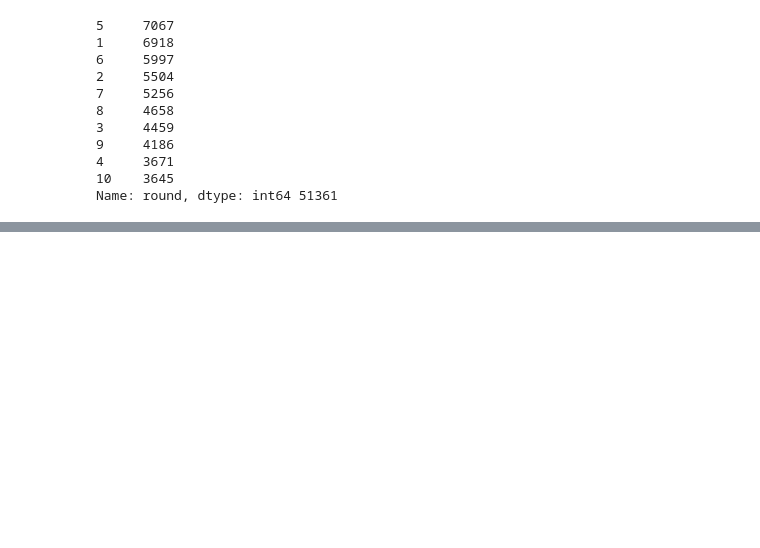
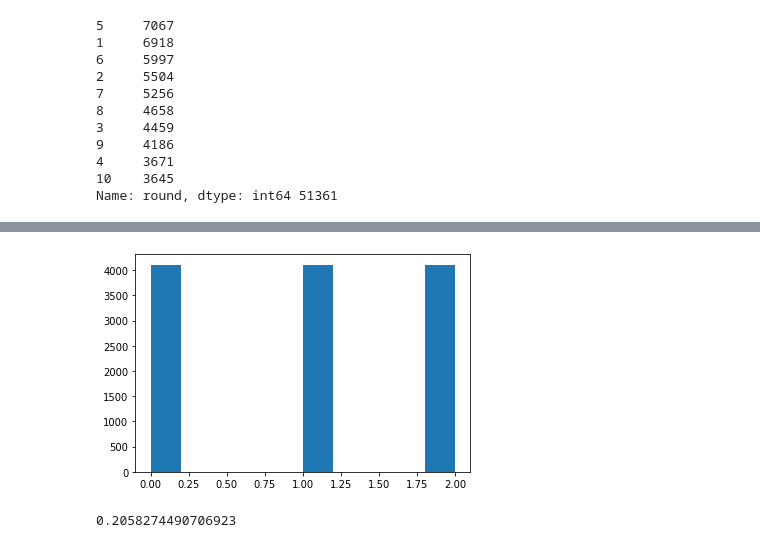
Before and after one commit to ian-byrne/MADSmilestone2, a Jupyter notebook: Labeling/Cleaning_labeling.ipynb, the cells around one changed output, grey strips where cells are left out. Saved outputs shown, nothing was run; the diff lists cells and outputs as text; code cells hidden in the pictures; blank space fills up the shorter version.

```diff
--- a/Labeling/Cleaning_labeling.ipynb
+++ b/Labeling/Cleaning_labeling.ipynb
@@ -580,3 +647,13 @@ test_df = temp[5136:]
+# %%
+plt.hist(bal_train.label)
+plt.show()
+# %% [output]
+[figure, added]
+# %%
+len(bal_train)
+2536/12321
+# %% [output]
+0.2058274490706923
 # %%
 # Create Training dictionary
 train_dict = ld.get_ids(train_df, 'label')
```
Also changed, not shown: parts of 12 cells of this notebook.
